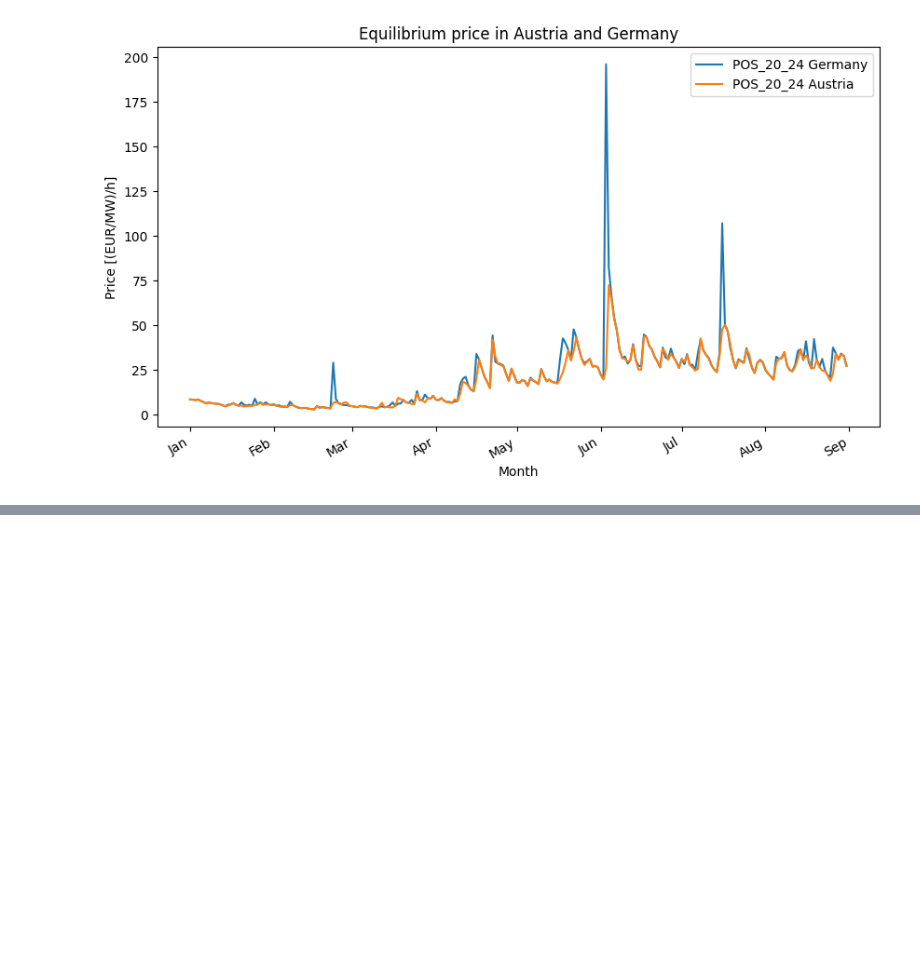
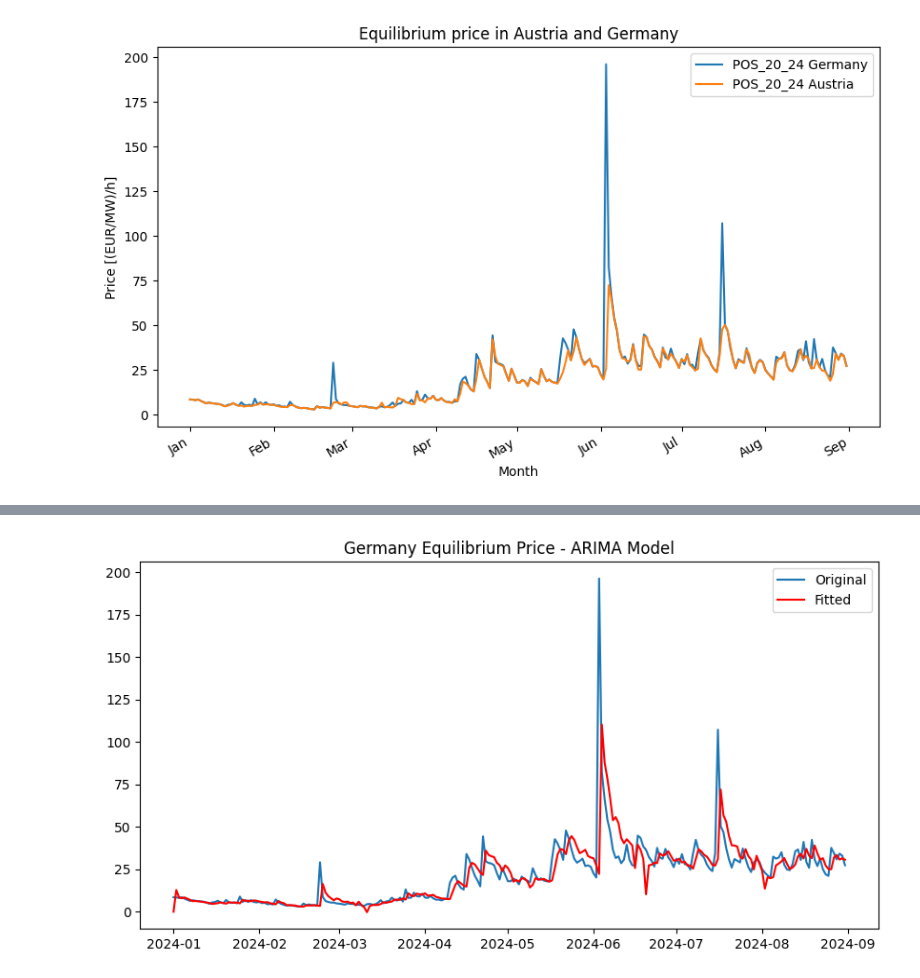
Before and after one commit to vdorseuil/ML_forecast, a Jupyter notebook: main.ipynb, the cells around one changed output, grey strips where cells are left out. Cells and saved outputs as stored; diff of their text form; code cells hidden in the pictures; blank space fills up the shorter version.

Commit message:
ARIMA bad fitting

```diff
--- a/main.ipynb
+++ b/main.ipynb
@@ -202,0 +197,25 @@ df_price_germany
+# %%
+from statsmodels.tsa.arima.model import ARIMA
+
+df_price_germany.set_index('DATE_FROM', inplace=True)
+pd.index = pd.to_datetime(df_price_germany.index)
+
+df_price_germany = df_price_germany.asfreq('D')
+# %%
+
+model=ARIMA(df_price_germany, order  = (15, 2, 0))
+model_fit = model.fit()
+
+# # Print summary of the model
+# print("Germany ARIMA Model Summary:")
+# print(model_fit.summary())
+
+# Plot the fitted values
+plt.figure(figsize=(10, 5))
+plt.plot(df_price_germany["GERMANY_MARGINAL_CAPACITY_PRICE_[(EUR/MW)/h]"], label='Original')
+plt.plot(model_fit.fittedvalues, color='red', label='Fitted')
+plt.title('Germany Equilibrium Price - ARIMA Model')
+plt.legend()
+plt.show()
+# %% [output]
+[figure, added]
```
Also changed, not shown: parts of 2 cells of this notebook.
